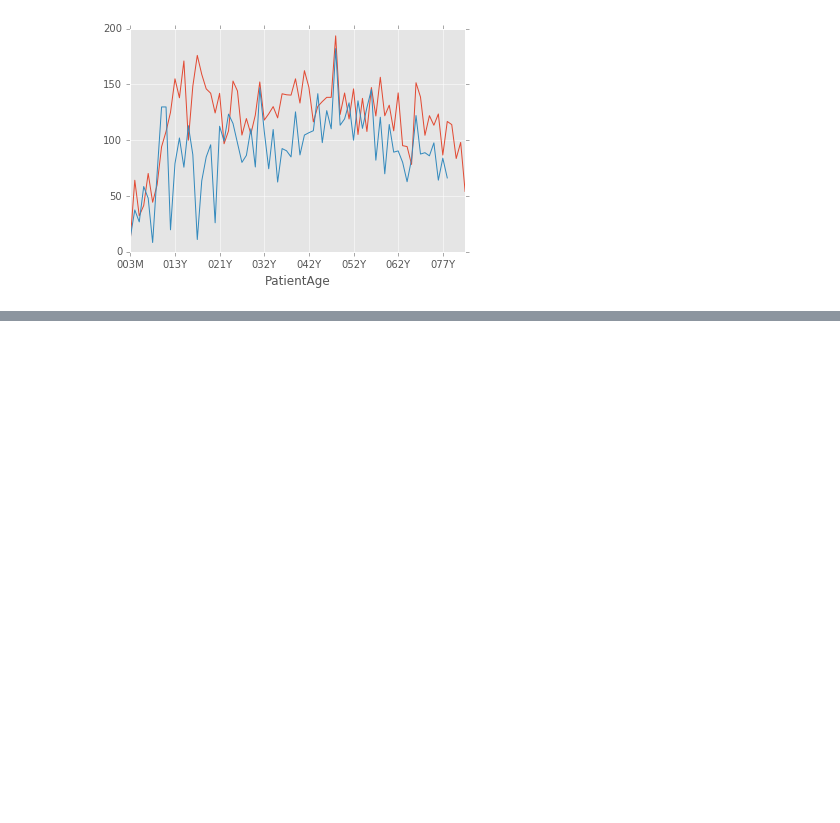
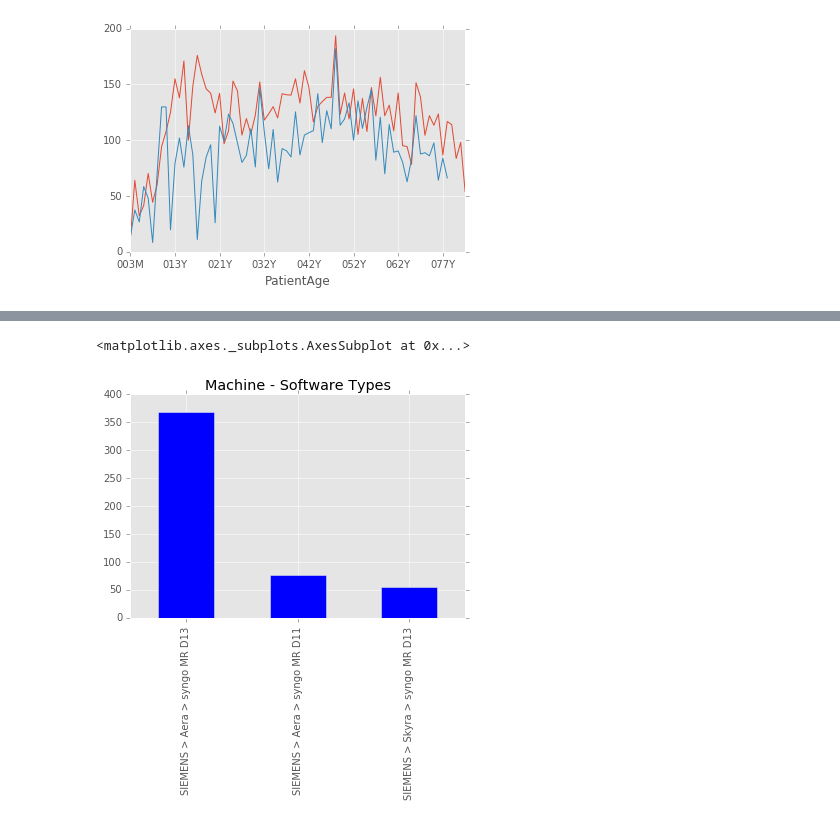
Before and after one commit to DevinciHQ/dsb2-kaggle, a Jupyter notebook: programs/pandas/Initial Data Visualization.ipynb, the cells around one changed output, grey strips where cells are left out. Cells and saved outputs as stored; diff of their text form; code cells hidden in the pictures; blank space fills up the shorter version.

Commit message:
Further discovery of machine types.

```diff
--- a/programs/pandas/Initial Data Visualization.ipynb
+++ b/programs/pandas/Initial Data Visualization.ipynb
@@ -86,0 +98,7 @@ women.groupby('PatientAge').BloodVolume.min().plot()
+# %%
+# What are the different machines?
+data["Machine"] = data.Manufacturer + " > " + data.ManufacturerModelName + " > " + data.SoftwareVersions
+data.Machine.value_counts().plot(kind='bar', title="Machine - Software Types")
+# %% [output]
+<matplotlib.axes._subplots.AxesSubplot at 0x...>
+[figure, added]
```
Also changed, not shown: parts of 4 cells of this notebook, 1 other file.
